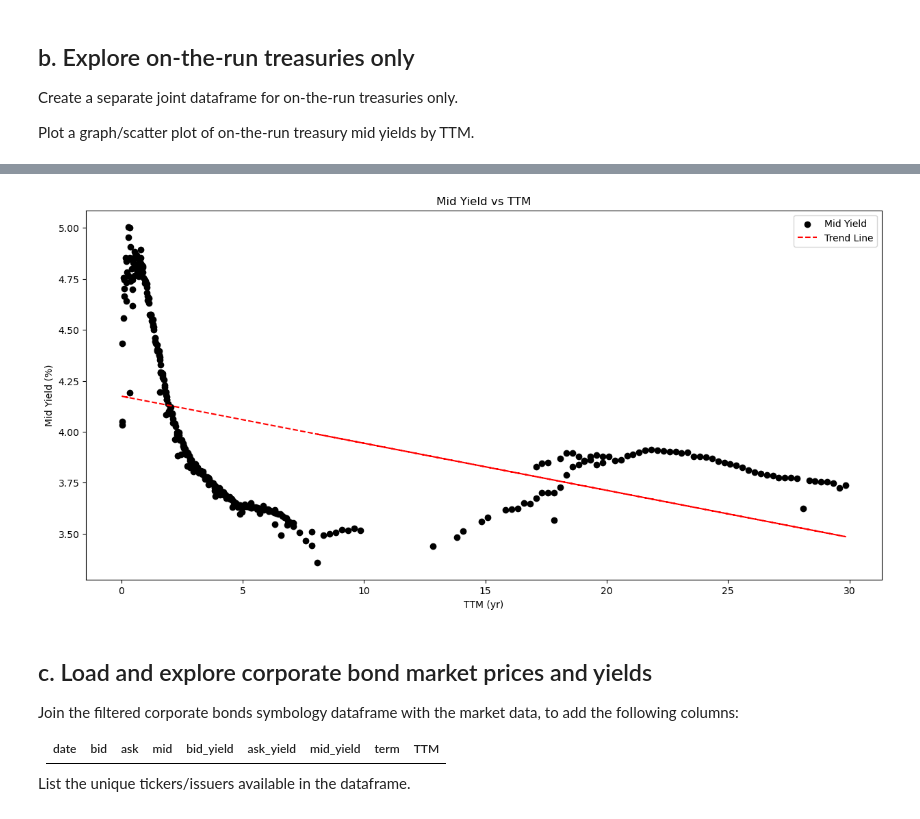
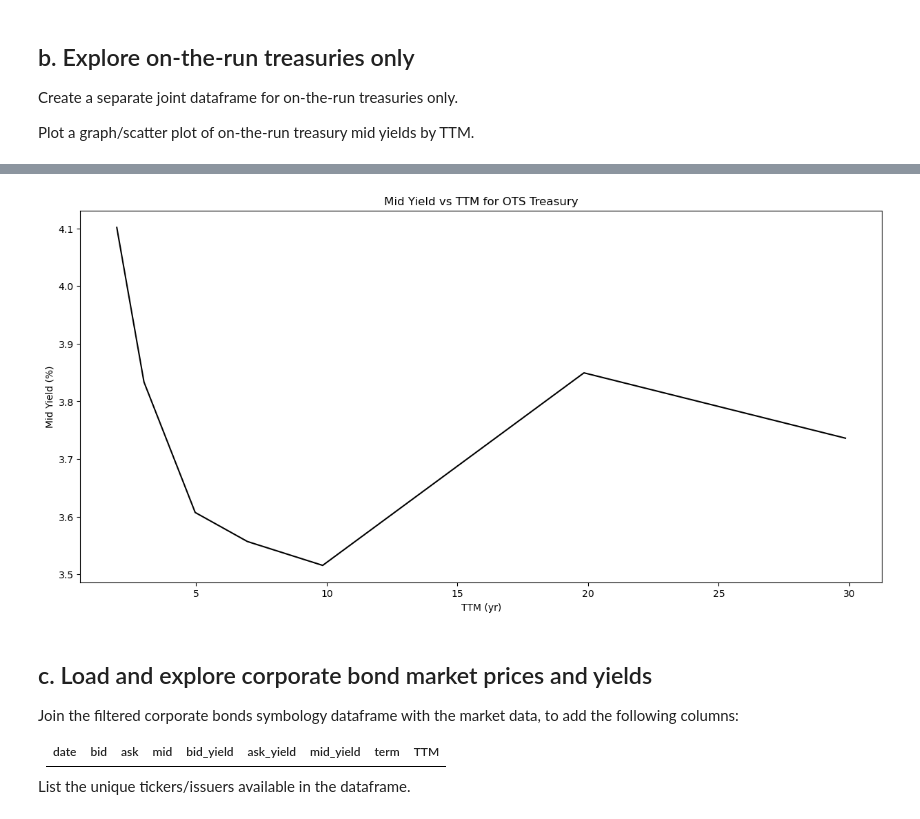
Before and after one commit to alanwake47/FINM-35700-Credit-Markets, a Jupyter notebook: week1/CreditMarkets_Homework_1/homework/Homework 1.ipynb, the cells around one changed output, grey strips where cells are left out. Saved outputs shown, nothing was run; the diff lists cells and outputs as text; code cells hidden in the pictures.

```diff
--- a/week1/CreditMarkets_Homework_1/homework/Homework 1.ipynb
+++ b/week1/CreditMarkets_Homework_1/homework/Homework 1.ipynb
@@ -135,6 +139,9 @@ gov_otr
 | 6 | GT7 Govt | 2023-04-14 | US91282CGS44 | BBG01G14BV75 |
 # %%
 gov_otr_symbology = govt_symbology[govt_symbology['isin'].isin(gov_otr['isin'])]
+# %%
+#sort by TTM
+gov_otr_symbology.sort_values(by=['TTM'], inplace=True)
 # %%
 gov_otr_symbology1 = get_symbology(gov_otr_symbology)
 gov_otr_symbology1
@@ -358,3 +365,9 @@ govt_symbology_md2
 Create a separate joint dataframe for on-the-run treasuries only.
 
 Plot a graph/scatter plot of on-the-run treasury mid yields by TTM.
+# %%
+#merge the gov_otr_symbology1 with the market data (md) on figi
+gov_otr_symbology_md = pd.merge(gov_otr_symbology1, md, on='figi', how='inner')
+#change mid_clean column name to "mid"
+gov_otr_symbology_md.rename(columns={'mid_clean': 'mid'}, inplace=True)
+gov_otr_symbology_md
@@ -360,0 +383,5 @@ Plot a graph/scatter plot of on-the-run treasury mid yields by TTM.
+# %%
+gov_otr_symbology_md1 = get_mid_yield(gov_otr_symbology_md)
+# %%
+# keep only the columns we need | date | bid | ask | mid | bid_yield | ask_yield | mid_yield | term | TTM | in govt_otr_symbology_md1
+gov_otr_symbology_md2 = gov_otr_symbology_md1[['date', 'bid', 'ask', 'mid', 'bid_yield', 'ask_yield', 'mid_yield', 'term', 'TTM']]
@@ -361,18 +399,13 @@ Plot a graph/scatter plot of on-the-run treasury mid yields by TTM.
 # %%
-#scatter plot of OTR treasury mid_yield vs TTM
+#scatter plot of OTR treasury mid_yield vs TTM for gov_otr_symbology_md2
 fig, ax = plt.subplots(figsize=(15, 7))
-ax.scatter(govt_symbology_md2['TTM'], govt_symbology_md2['mid_yield'], color='black')
-#add best fit line
-z = np.polyfit(govt_symbology_md2['TTM'], govt_symbology_md2['mid_yield'], 1)
-p = np.poly1d(z)
-plt.plot(govt_symbology_md2['TTM'], p(govt_symbology_md2['TTM']), "r--")
+ax.plot(gov_otr_symbology_md2['TTM'], gov_otr_symbology_md2['mid_yield'], color='black')
 ax.set_xlabel('TTM (yr)')
 ax.set_ylabel('Mid Yield (%)')
-ax.set_title('Mid Yield vs TTM')
-plt.legend(['Mid Yield','Trend Line'])
+ax.set_title('Mid Yield vs TTM for OTS Treasury')
 plt.show()
 # %% [output]
-[figure, old version]
+[figure, new version]
 # %% [markdown]
 ## c. Load and explore corporate bond market prices and yields
 
```
Also changed, not shown: parts of 23 cells of this notebook, 2 other files.
